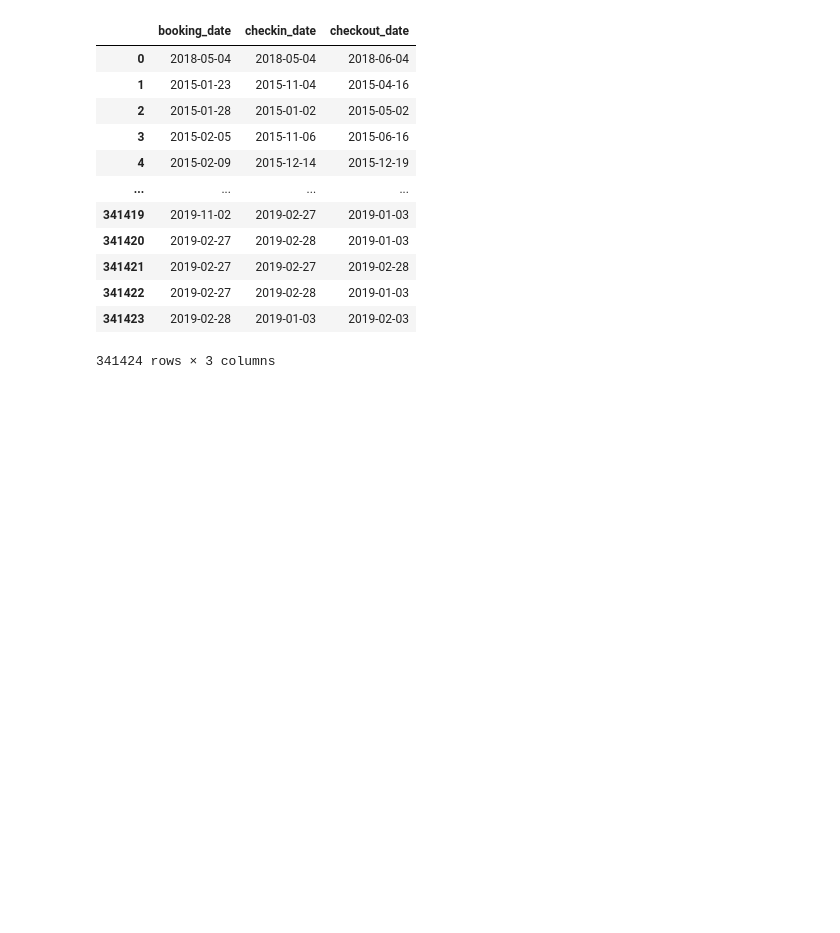
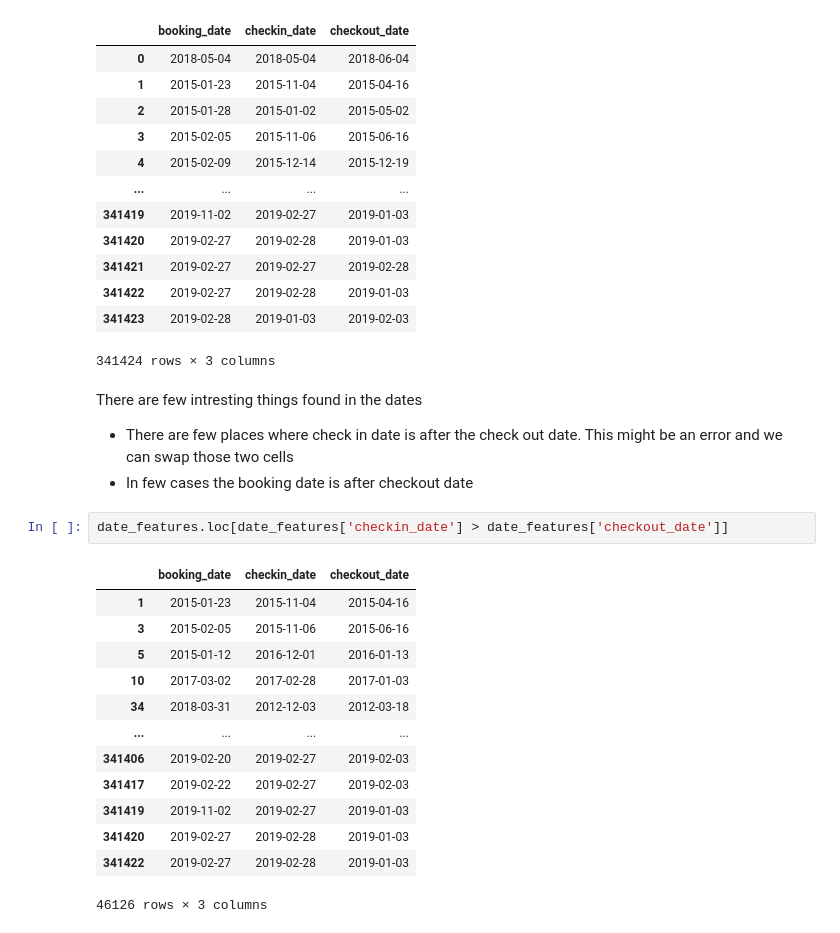
Before and after one commit to Hari-Charan-Reddy-Veerannagari/innomatics-assignments, a Jupyter notebook: mahindra-club-pre-processing.ipynb, the cells around one changed output. Saved outputs shown, nothing was run; the diff lists cells and outputs as text; blank space fills up the shorter version.

```diff
--- a/mahindra-club-pre-processing.ipynb
+++ b/mahindra-club-pre-processing.ipynb
@@ -123,3 +127,24 @@ date_features
 | 341422 | 2019-02-27 | 2019-02-28 | 2019-01-03 |
 | 341423 | 2019-02-28 | 2019-01-03 | 2019-02-03 |
 341424 rows × 3 columns
+# %% [markdown]
+There are few intresting things found in the dates
+
+- There are few places where check in date is after the check out date. This might be an error and we can swap those two cells
+- In few cases the booking date is after checkout date
+# %%
+date_features.loc[date_features['checkin_date'] > date_features['checkout_date']]
+# %% [output]
+|  | booking_date | checkin_date | checkout_date |
+| 1 | 2015-01-23 | 2015-11-04 | 2015-04-16 |
+| 3 | 2015-02-05 | 2015-11-06 | 2015-06-16 |
+| 5 | 2015-01-12 | 2016-12-01 | 2016-01-13 |
+| 10 | 2017-03-02 | 2017-02-28 | 2017-01-03 |
+| 34 | 2018-03-31 | 2012-12-03 | 2012-03-18 |
+| ... | ... | ... | ... |
+| 341406 | 2019-02-20 | 2019-02-27 | 2019-02-03 |
+| 341417 | 2019-02-22 | 2019-02-27 | 2019-02-03 |
+| 341419 | 2019-11-02 | 2019-02-27 | 2019-01-03 |
+| 341420 | 2019-02-27 | 2019-02-28 | 2019-01-03 |
+| 341422 | 2019-02-27 | 2019-02-28 | 2019-01-03 |
+46126 rows × 3 columns
```
Also changed, not shown: parts of 1 cell of this notebook.
